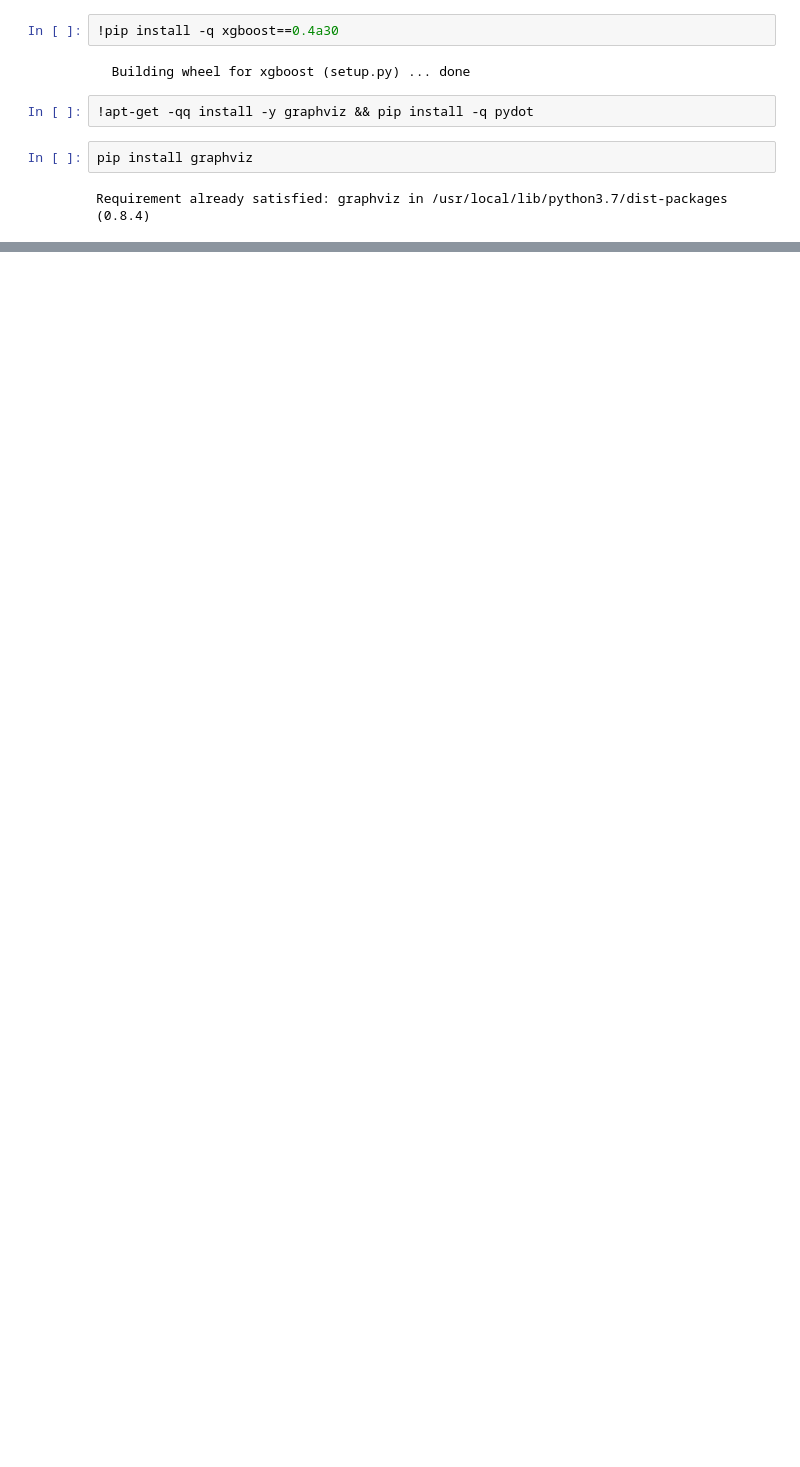
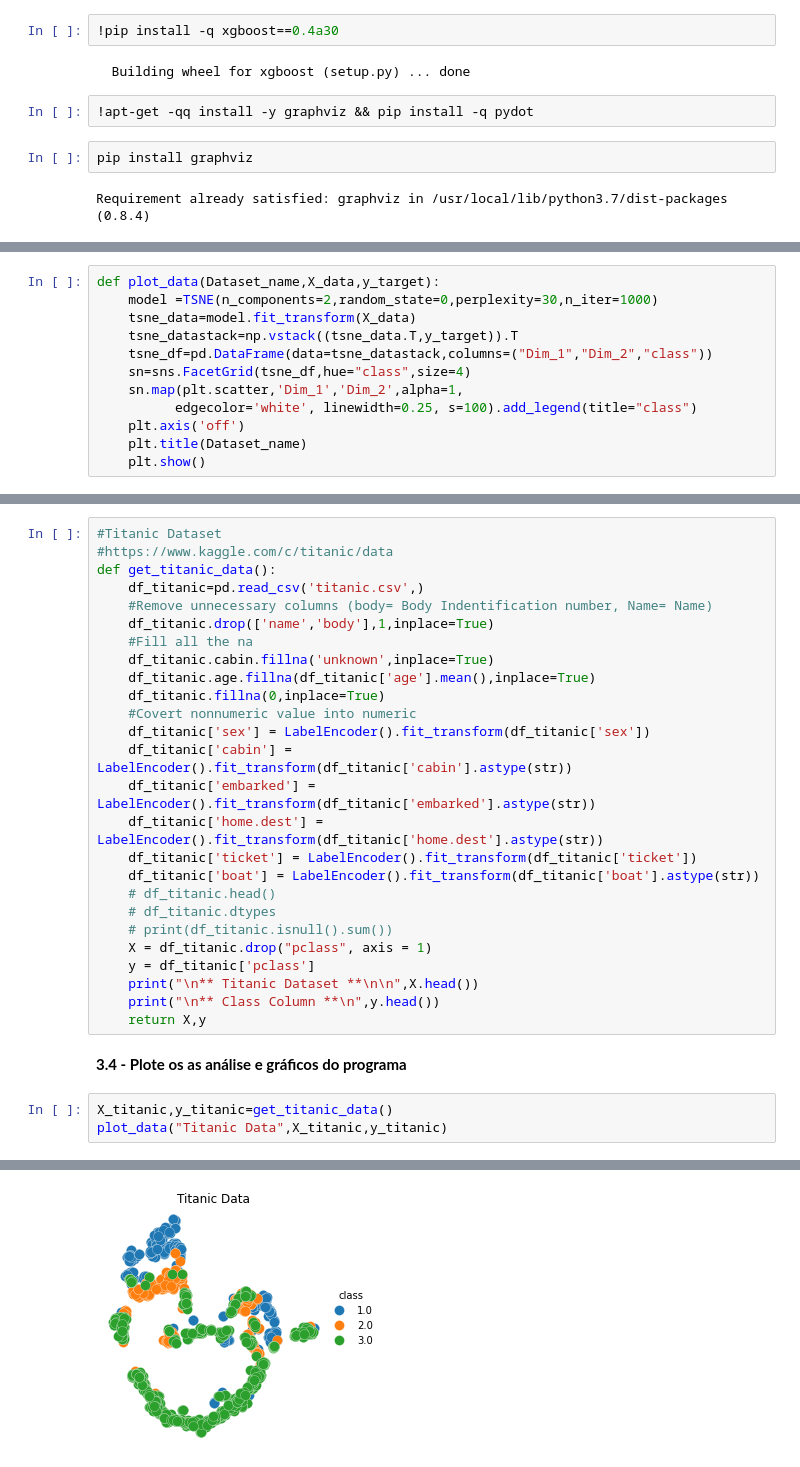
Before and after one commit to denisavilamontini/Livro_Python, a Jupyter notebook: C13_Estatistica.ipynb, the cells around one changed output, grey strips where cells are left out. Drawn from its saved outputs; the diff is of its cells as text; blank space fills up the shorter version.

```diff
--- a/C13_Estatistica.ipynb
+++ b/C13_Estatistica.ipynb
@@ -104,0 +233,12 @@ DirectMap1G:     9437184 kB
+# %%
+def plot_data(Dataset_name,X_data,y_target):
+    model =TSNE(n_components=2,random_state=0,perplexity=30,n_iter=1000)
+    tsne_data=model.fit_transform(X_data)
+    tsne_datastack=np.vstack((tsne_data.T,y_target)).T
+    tsne_df=pd.DataFrame(data=tsne_datastack,columns=("Dim_1","Dim_2","class"))
+    sn=sns.FacetGrid(tsne_df,hue="class",size=4)
+    sn.map(plt.scatter,'Dim_1','Dim_2',alpha=1,
+          edgecolor='white', linewidth=0.25, s=100).add_legend(title="class")
+    plt.axis('off')
+    plt.title(Dataset_name)
+    plt.show()
@@ -104,0 +249,32 @@ DirectMap1G:     9437184 kB
+# %%
+#Titanic Dataset
+#https://www.kaggle.com/c/titanic/data
+def get_titanic_data():
+    df_titanic=pd.read_csv('titanic.csv',)
+    #Remove unnecessary columns (body= Body Indentification number, Name= Name)
+    df_titanic.drop(['name','body'],1,inplace=True)
+    #Fill all the na
+    df_titanic.cabin.fillna('unknown',inplace=True)
+    df_titanic.age.fillna(df_titanic['age'].mean(),inplace=True)
+    df_titanic.fillna(0,inplace=True)
+    #Covert nonnumeric value into numeric
+    df_titanic['sex'] = LabelEncoder().fit_transform(df_titanic['sex'])
+    df_titanic['cabin'] = LabelEncoder().fit_transform(df_titanic['cabin'].astype(str))
+    df_titanic['embarked'] = LabelEncoder().fit_transform(df_titanic['embarked'].astype(str))
+    df_titanic['home.dest'] = LabelEncoder().fit_transform(df_titanic['home.dest'].astype(str))
+    df_titanic['ticket'] = LabelEncoder().fit_transform(df_titanic['ticket'])
+    df_titanic['boat'] = LabelEncoder().fit_transform(df_titanic['boat'].astype(str))
+    # df_titanic.head()
+    # df_titanic.dtypes
+    # print(df_titanic.isnull().sum())
+    X = df_titanic.drop("pclass", axis = 1)
+    y = df_titanic['pclass']
+    print("\n** Titanic Dataset **\n\n",X.head())
+    print("\n** Class Column **\n",y.head())
+    return X,y
+# %% [markdown]
+**3.4 - Plote os as análise e gráficos do programa**
+# %%
+X_titanic,y_titanic=get_titanic_data()
+plot_data("Titanic Data",X_titanic,y_titanic)
+# %% [output]
@@ -104,0 +299 @@ DirectMap1G:     9437184 kB
+[figure, added]
```
Also changed, not shown: parts of 47 cells of this notebook.
